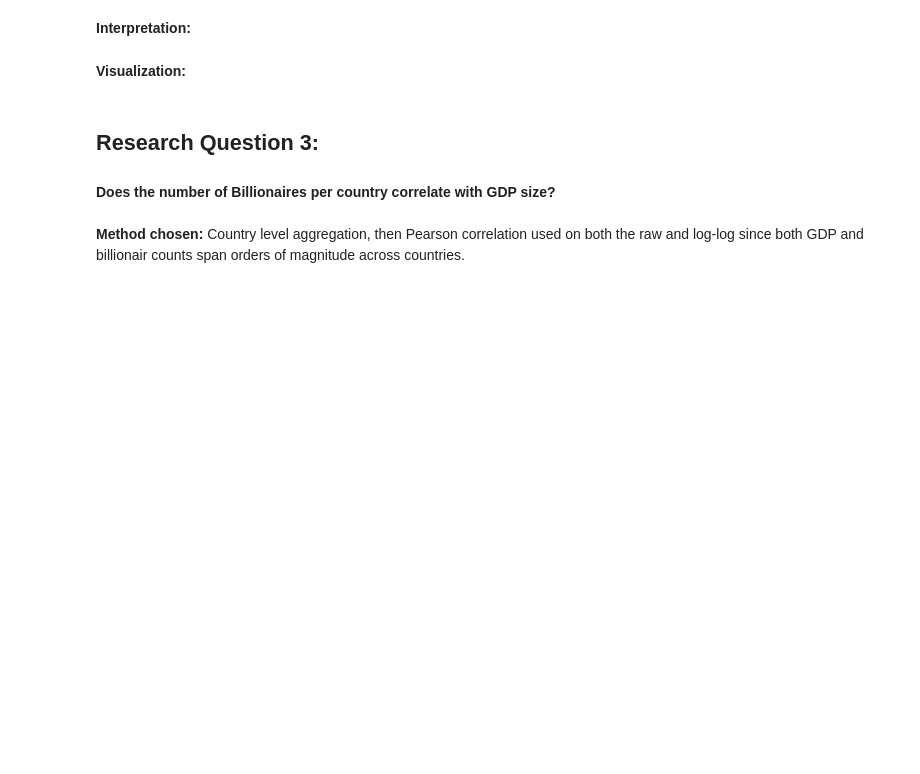
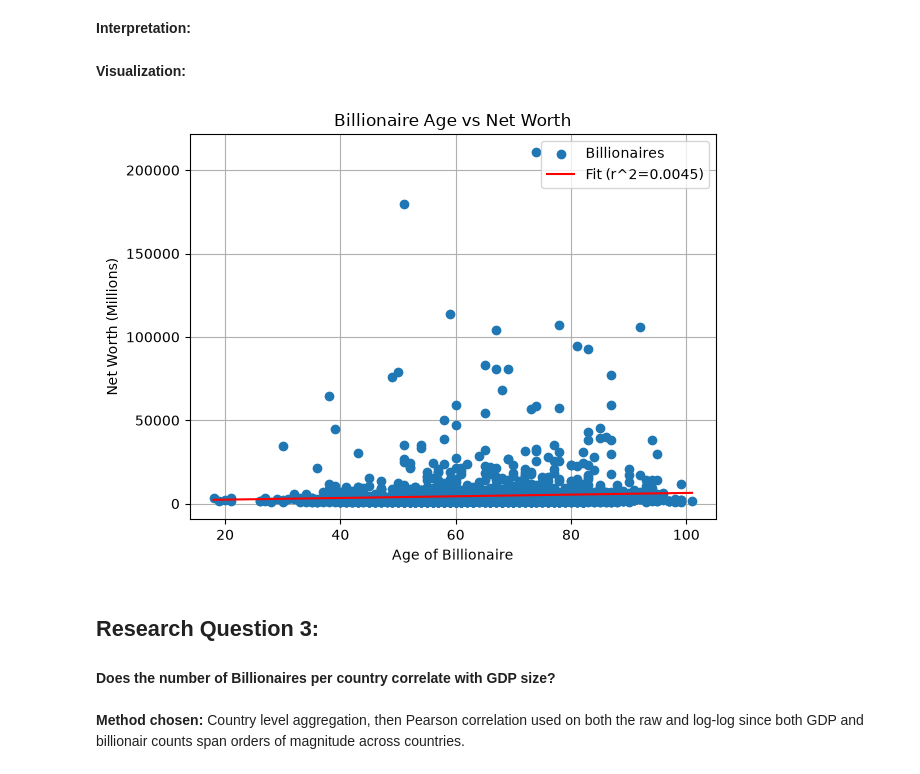
Before and after one commit to warmentr/CECS385-Transdisc-Res-Emer-Tech, a Jupyter notebook: CaseStudy1/CaseStudy1.ipynb, the cells around one changed output. Drawn from its saved outputs; the diff is of its cells as text; code cells hidden in the pictures; blank space fills up the shorter version.

Commit message:
visuals for 2-3 still need to clean up a bit though

```diff
--- a/CaseStudy1/CaseStudy1.ipynb
+++ b/CaseStudy1/CaseStudy1.ipynb
@@ -139,6 +122,25 @@ Regression: slope=50.28, R^2 = 0.0045, p = 0.0007
 **Interpretation:**
 # %% [markdown]
 **Visualization:**
+# %%
+age_range = np.arange(df['age'].min(),df['age'].max()+1)
+
+fig, ax = plt.subplots()
+
+ax.scatter(x='age',y='finalWorth', data=df, label='Billionaires')
+ax.plot(age_range, slope*age_range + intercept, color='red', label=f'Fit (r^2={r_value**2:.4f})')
+
+ax.set_title('Billionaire Age vs Net Worth')
+ax.set_xlabel('Age of Billionaire')
+ax.set_ylabel('Net Worth (Millions)')
+ax.grid()
+ax.set_axisbelow(True)
+ax.legend()
+
+plt.tight_layout()
+plt.show()
+# %% [output]
+[figure, added]
 # %% [markdown]
 ## Research Question 3:
 
```
Also changed, not shown: parts of 9 cells of this notebook.
